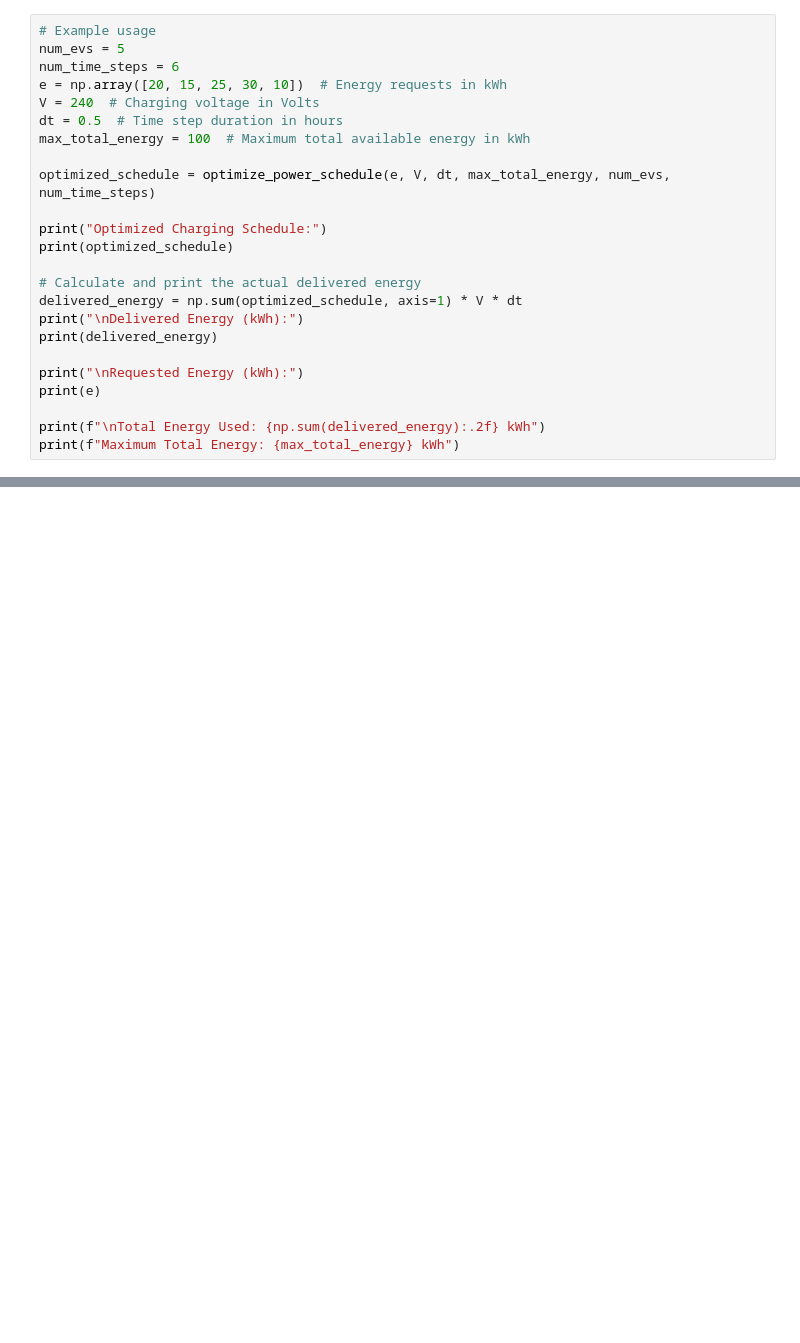
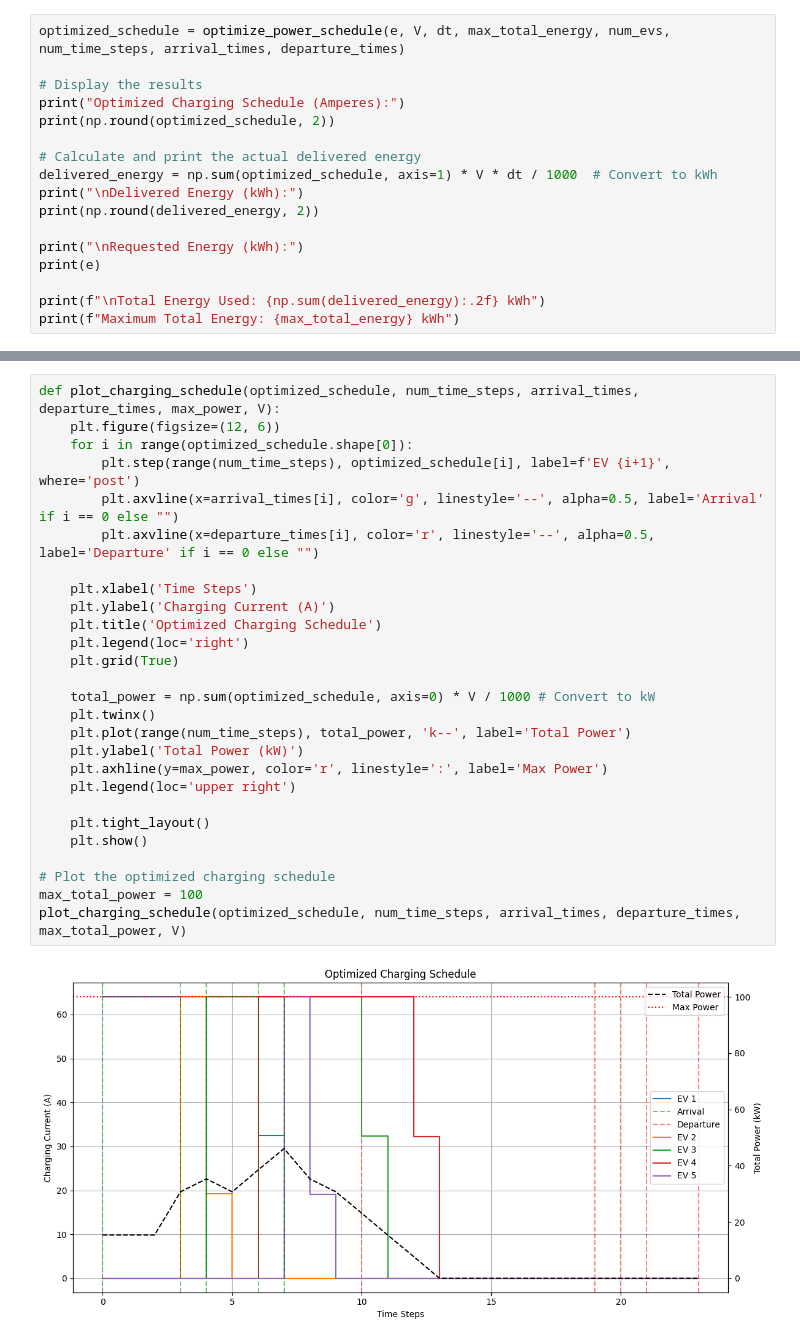
Before and after one commit to ajayadithan/smart-ev-charging, a Jupyter notebook: ev-charging.ipynb, the cells around one changed output, grey strips where cells are left out. Cells and saved outputs as stored; diff of their text form; blank space fills up the shorter version.

```diff
--- a/ev-charging.ipynb
+++ b/ev-charging.ipynb
@@ -76,21 +52,14 @@ def optimize_power_schedule(e, V, dt, max_total_energy, num_evs, num_time_steps,
 # %%
-# Example usage
-num_evs = 5
-num_time_steps = 6
-e = np.array([20, 15, 25, 30, 10])  # Energy requests in kWh
-V = 240  # Charging voltage in Volts
-dt = 0.5  # Time step duration in hours
-max_total_energy = 100  # Maximum total available energy in kWh
+optimized_schedule = optimize_power_schedule(e, V, dt, max_total_energy, num_evs, num_time_steps, arrival_times, departure_times)
 
-optimized_schedule = optimize_power_schedule(e, V, dt, max_total_energy, num_evs, num_time_steps)
-
-print("Optimized Charging Schedule:")
-print(optimized_schedule)
+# Display the results
+print("Optimized Charging Schedule (Amperes):")
+print(np.round(optimized_schedule, 2))
 
 # Calculate and print the actual delivered energy
-delivered_energy = np.sum(optimized_schedule, axis=1) * V * dt
+delivered_energy = np.sum(optimized_schedule, axis=1) * V * dt / 1000  # Convert to kWh
 print("\nDelivered Energy (kWh):")
-print(delivered_energy)
+print(np.round(delivered_energy, 2))
 
 print("\nRequested Energy (kWh):")
 print(e)
@@ -248,0 +90,29 @@ ValueError: inconsistent shapes
+# %%
+def plot_charging_schedule(optimized_schedule, num_time_steps, arrival_times, departure_times, max_power, V):
+    plt.figure(figsize=(12, 6))
+    for i in range(optimized_schedule.shape[0]):
+        plt.step(range(num_time_steps), optimized_schedule[i], label=f'EV {i+1}', where='post')
+        plt.axvline(x=arrival_times[i], color='g', linestyle='--', alpha=0.5, label='Arrival' if i == 0 else "")
+        plt.axvline(x=departure_times[i], color='r', linestyle='--', alpha=0.5, label='Departure' if i == 0 else "")
+
+    plt.xlabel('Time Steps')
+    plt.ylabel('Charging Current (A)')
+    plt.title('Optimized Charging Schedule')
+    plt.legend(loc='right')
+    plt.grid(True)
+
+    total_power = np.sum(optimized_schedule, axis=0) * V / 1000 # Convert to kW
+    plt.twinx()
+    plt.plot(range(num_time_steps), total_power, 'k--', label='Total Power')
+    plt.ylabel('Total Power (kW)')
+    plt.axhline(y=max_power, color='r', linestyle=':', label='Max Power')
+    plt.legend(loc='upper right')
+
+    plt.tight_layout()
+    plt.show()
+
+# Plot the optimized charging schedule
+max_total_power = 100
+plot_charging_schedule(optimized_schedule, num_time_steps, arrival_times, departure_times, max_total_power, V)
+# %% [output]
+[figure, added]
```
Also changed, not shown: parts of 7 cells of this notebook.
